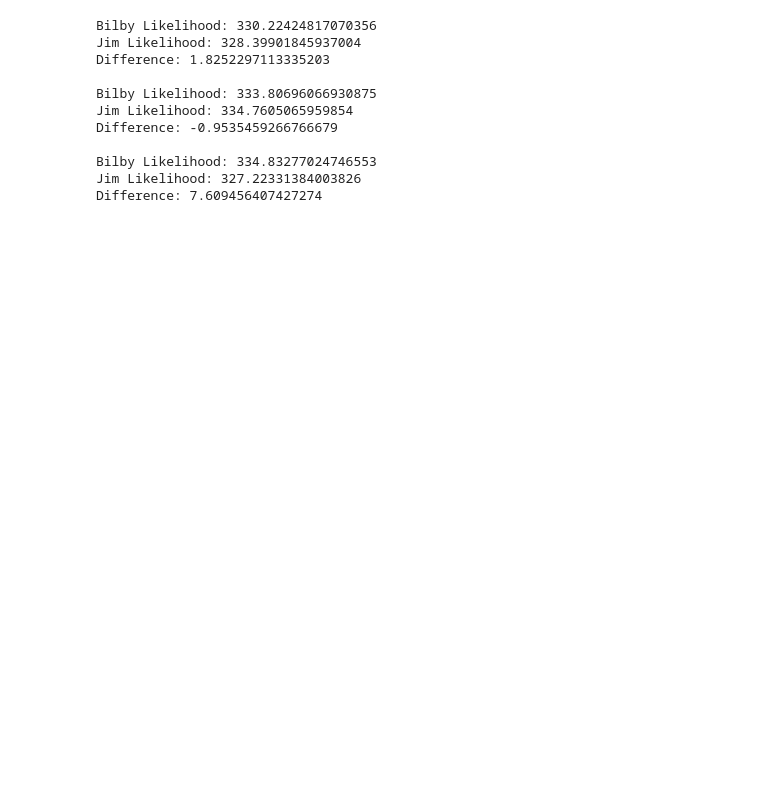
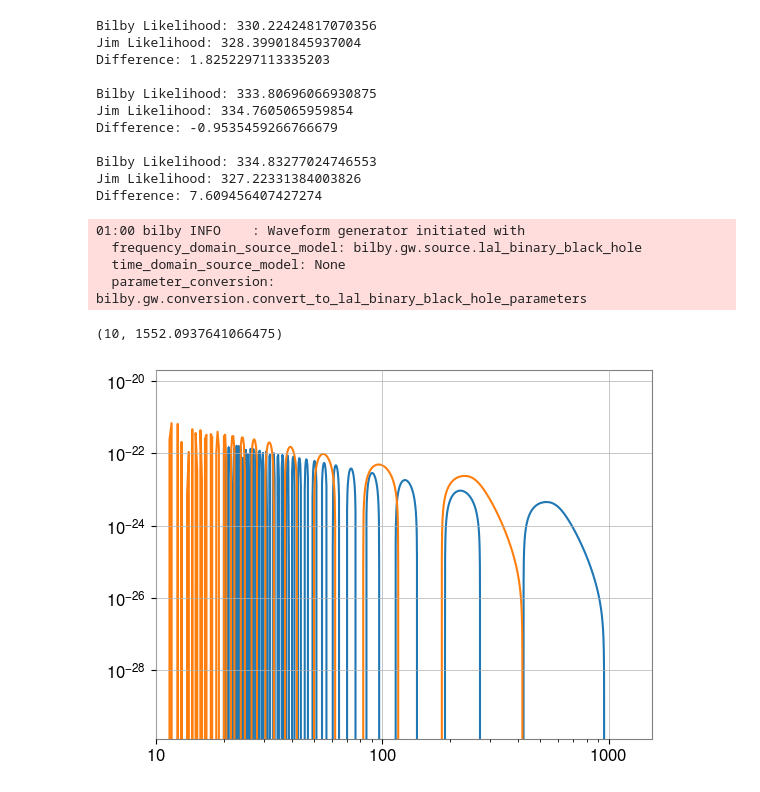
Before and after one commit to kazewong/jim_GWTC3, a Jupyter notebook: diagnostic.ipynb, the cells around one changed output. Cells and saved outputs as stored; diff of their text form; code cells hidden in the pictures; blank space fills up the shorter version.

```diff
--- a/diagnostic.ipynb
+++ b/diagnostic.ipynb
@@ -336,3 +319,61 @@ Difference: -0.9535459266766679
 Bilby Likelihood: 334.83277024746553
 Jim Likelihood: 327.22331384003826
 Difference: 7.609456407427274
+# %%
+waveform_arguments = dict(
+    waveform_approximant="IMRPhenomPv2",
+    reference_frequency=data_dump.meta_data['command_line_args']['reference_frequency'],
+    minimum_frequency=fmin,
+)
+
+waveform_generator = WaveformGenerator(
+    duration=duration,
+    sampling_frequency=data_dump.meta_data['command_line_args']['sampling_frequency'],
+    frequency_domain_source_model=bilby.gw.source.lal_binary_black_hole,
+    parameter_conversion=bilby.gw.conversion.convert_to_lal_binary_black_hole_parameters,
+    waveform_arguments=waveform_arguments,
+)
+waveform_generator.parameters = {
+    "mass_1": 15.0,
+    "mass_2": 15.0,
+    "luminosity_distance": 100.0,
+    "theta_jn": 0.0,
+    "phase": 0.0,
+    "a_1": 0.0,
+    "a_2": 0.0,
+    "tilt_1": 0.0,
+    "tilt_2": 0.0,
+    "phi_12": 0.0,
+    "phi_jl": 0.0,
+    "luminosity_distance": 100.0,
+}
+w_bilby = waveform_generator.frequency_domain_strain()
+
+w_jim = RippleIMRPhenomPv2(f_ref=float(data_dump.meta_data['command_line_args']['reference_frequency']))(
+    jnp.array(waveform_generator.frequency_array),
+    {
+        "M_c": 30.0,
+        "eta": 0.25,
+        "s1_x": 0.0,
+        "s1_y": 0.0,
+        "s1_z": 0.0,
+        "s2_x": 0.0,
+        "s2_y": 0.0,
+        "s2_z": 0.0,
+        "iota": 0.0,
+        "d_L": 100.0,
+        "phase_c": 0.0,
+    }
+)
+
+import matplotlib.pyplot as plt
+plt.loglog(waveform_generator.frequency_array, w_bilby['plus'].real, label='bilby')
+plt.loglog(waveform_generator.frequency_array, w_jim['p'].real, label='jim')
+plt.xlim(10)
+# %% [output]
+01:00 bilby INFO    : Waveform generator initiated with
+  frequency_domain_source_model: bilby.gw.source.lal_binary_black_hole
+  time_domain_source_model: None
+  parameter_conversion: bilby.gw.conversion.convert_to_lal_binary_black_hole_parameters
+(10, 1552.0937641066475)
+[figure, added]
```
Also changed, not shown: parts of 2 cells of this notebook.
